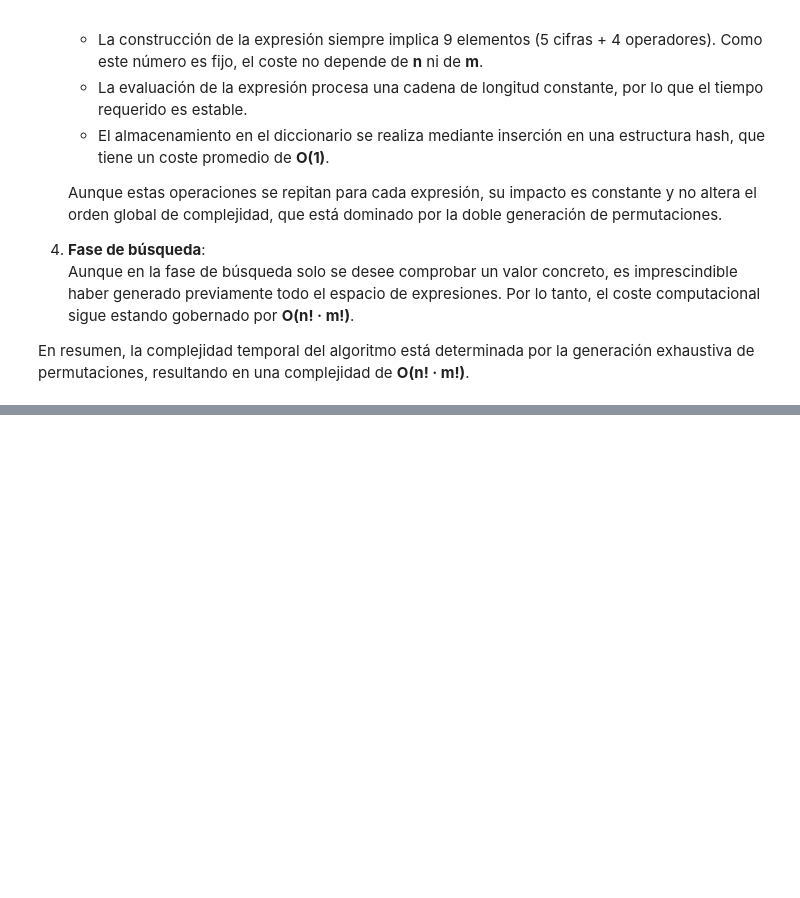
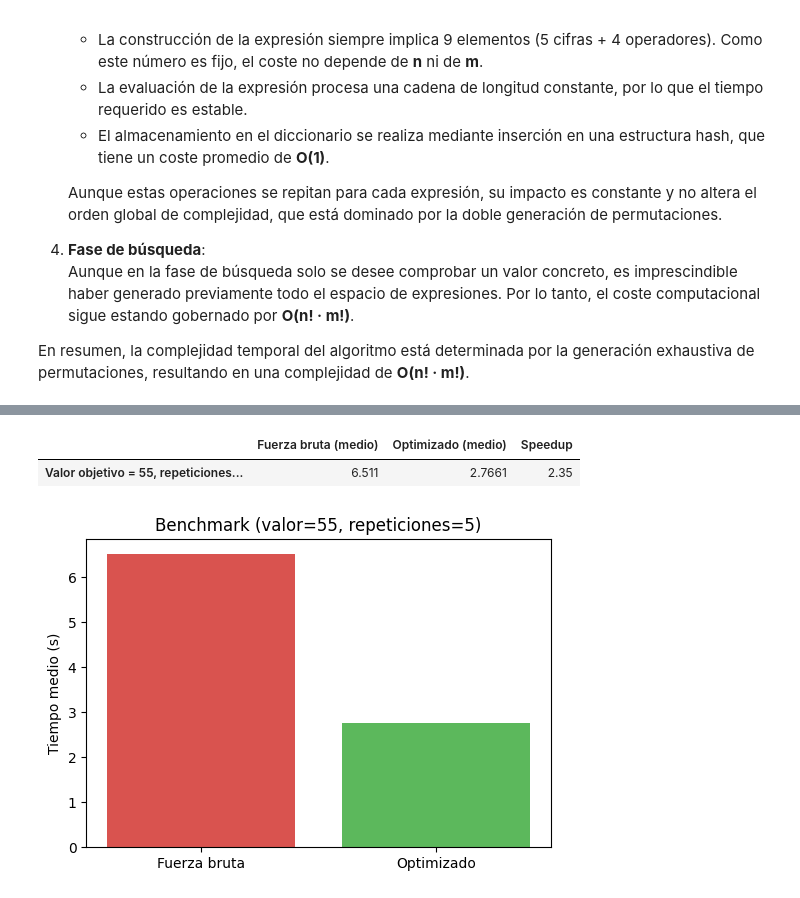
Before and after one commit to xzavierlopez/03MIAR-Algoritmos-de-Optimizacion, a Jupyter notebook: SEMINARIO/Seminario_Algoritmos.ipynb, the cells around one changed output, grey strips where cells are left out. Cells and saved outputs as stored; diff of their text form; code cells hidden in the pictures; blank space fills up the shorter version.

```diff
--- a/SEMINARIO/Seminario_Algoritmos.ipynb
+++ b/SEMINARIO/Seminario_Algoritmos.ipynb
@@ -368,0 +661,9 @@ Respuesta
+# %%
+# -------------------------------------------------------
+# Ejecutamos el benchmark con valor_objetivo = 55
+# -------------------------------------------------------
+benchmark(55)
+# %% [output]
+|  | Fuerza bruta (medio) | Optimizado (medio) | Speedup |
+| Valor objetivo = 55, repeticiones... | 6.511 | 2.7661 | 2.35 |
+[figure, added]
```
Also changed, not shown: parts of 22 cells of this notebook.
